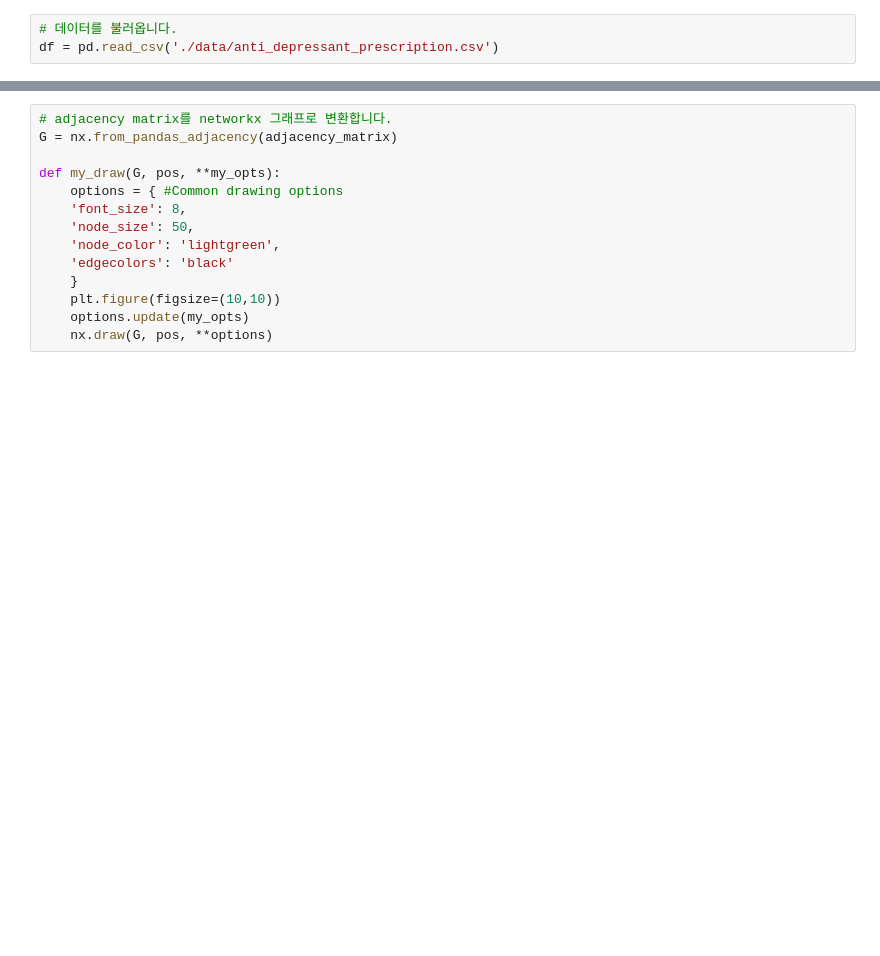
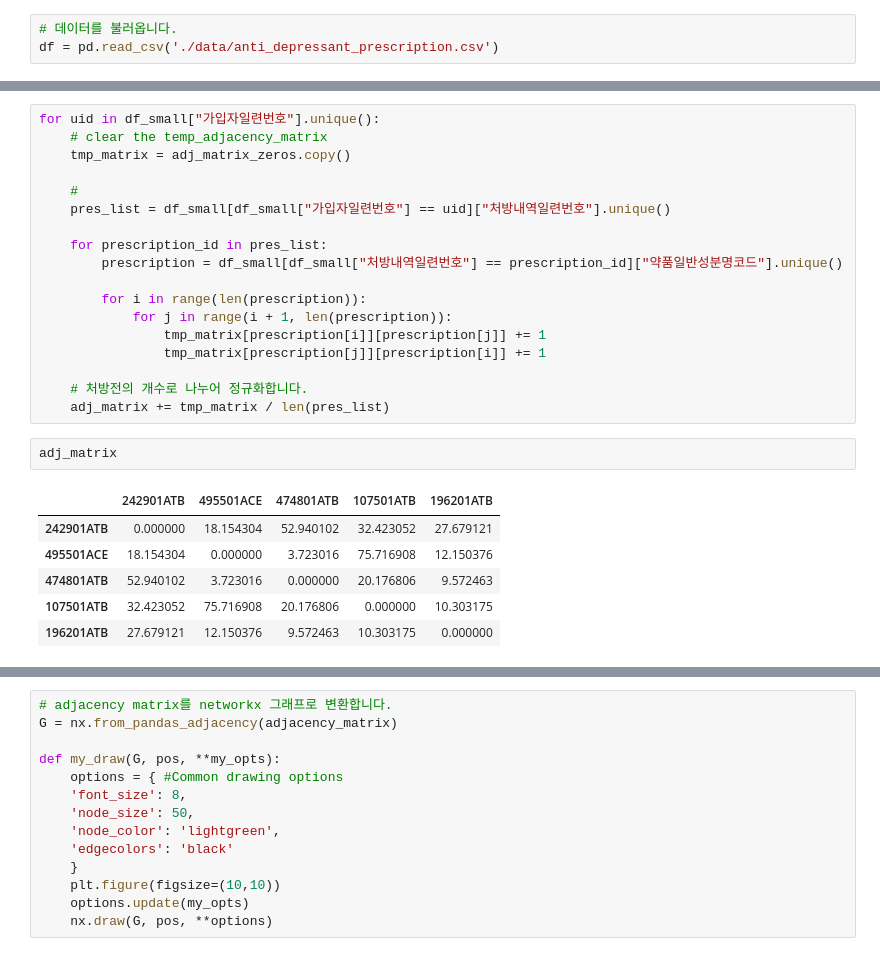
Before and after one commit to YuHan-J-Nam/Drug_Coprescription_Network_Analysis, a Jupyter notebook: graph_test.ipynb, the cells around one changed output, grey strips where cells are left out. Drawn from its saved outputs; the diff is of its cells as text; blank space fills up the shorter version.

```diff
--- a/graph_test.ipynb
+++ b/graph_test.ipynb
@@ -94,0 +107,27 @@ df[df['가입자일련번호'] == 103504]
+# %%
+for uid in df_small["가입자일련번호"].unique():
+    # clear the temp_adjacency_matrix
+    tmp_matrix = adj_matrix_zeros.copy()
+
+    #
+    pres_list = df_small[df_small["가입자일련번호"] == uid]["처방내역일련번호"].unique()
+
+    for prescription_id in pres_list:
+        prescription = df_small[df_small["처방내역일련번호"] == prescription_id]["약품일반성분명코드"].unique()
+
+        for i in range(len(prescription)):
+            for j in range(i + 1, len(prescription)):
+                tmp_matrix[prescription[i]][prescription[j]] += 1
+                tmp_matrix[prescription[j]][prescription[i]] += 1
+
+    # 처방전의 개수로 나누어 정규화합니다.
+    adj_matrix += tmp_matrix / len(pres_list)
+# %%
+adj_matrix
+# %% [output]
+|  | 242901ATB | 495501ACE | 474801ATB | 107501ATB | 196201ATB |
+| 242901ATB | 0.000000 | 18.154304 | 52.940102 | 32.423052 | 27.679121 |
+| 495501ACE | 18.154304 | 0.000000 | 3.723016 | 75.716908 | 12.150376 |
+| 474801ATB | 52.940102 | 3.723016 | 0.000000 | 20.176806 | 9.572463 |
+| 107501ATB | 32.423052 | 75.716908 | 20.176806 | 0.000000 | 10.303175 |
+| 196201ATB | 27.679121 | 12.150376 | 9.572463 | 10.303175 | 0.000000 |
```
Also changed, not shown: parts of 22 cells of this notebook.
